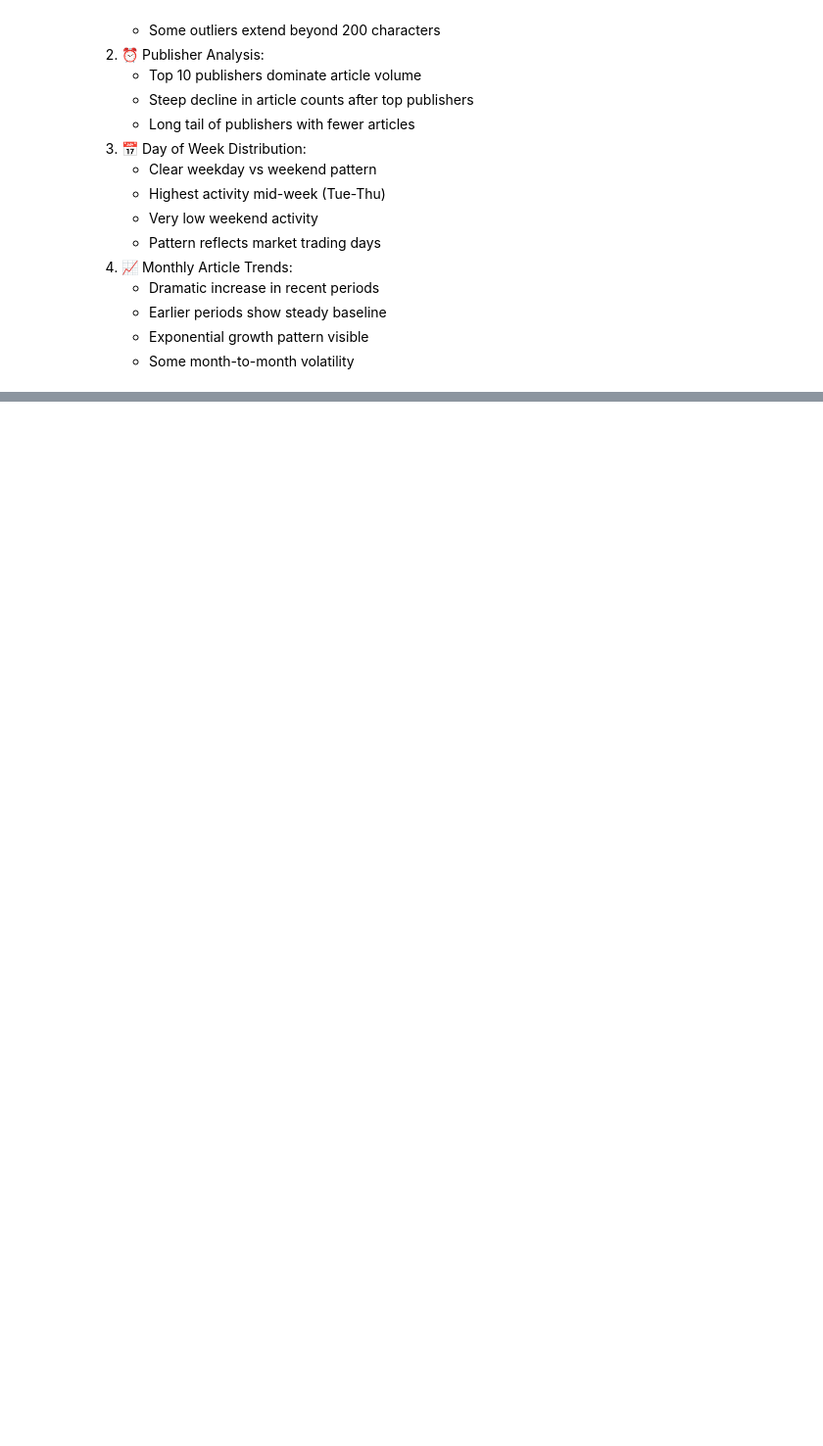
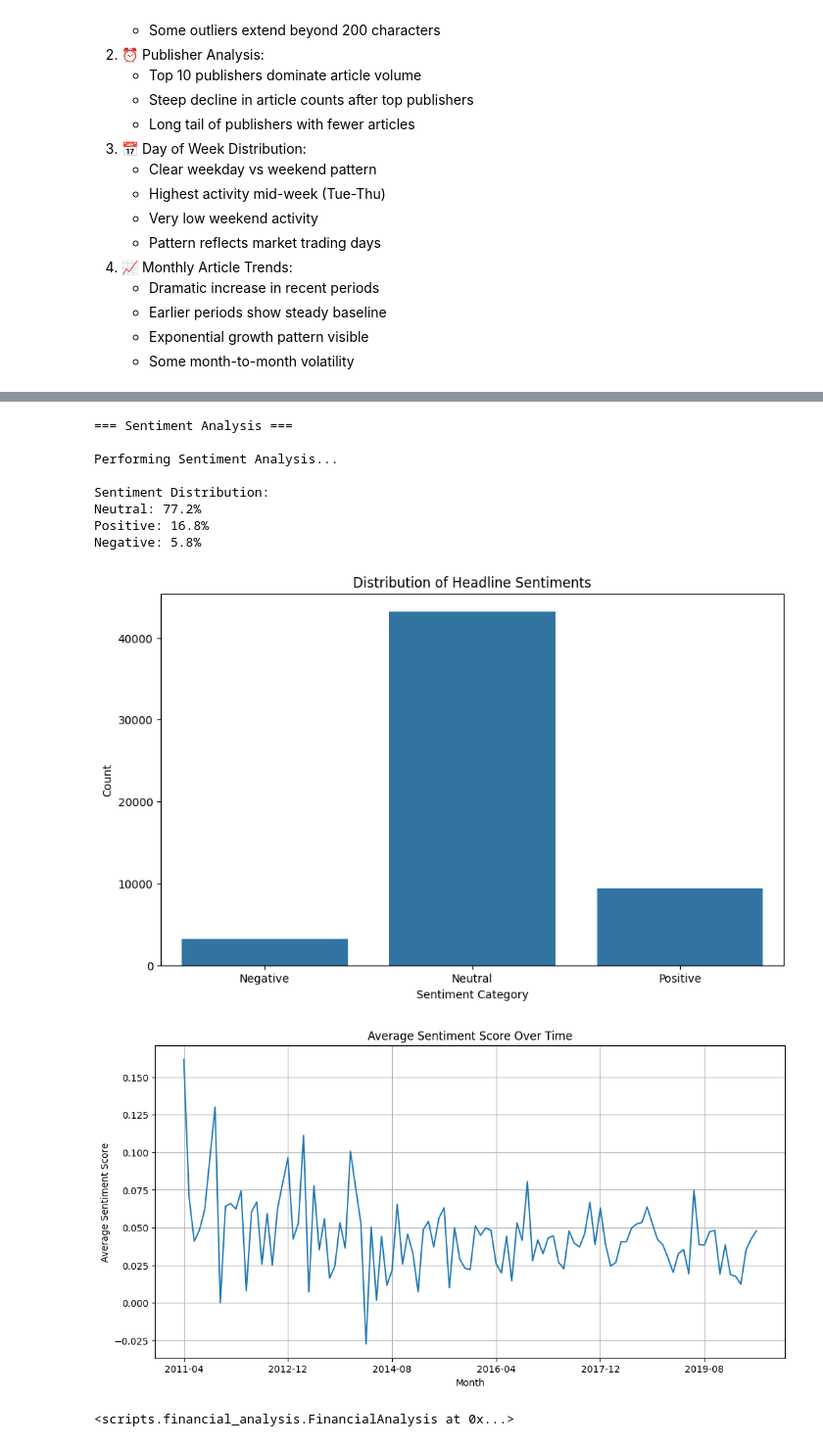
Before and after one commit to shewanek/KAIM_W1_FinanceNewsAnalytics, a Jupyter notebook: notebooks/eda.ipynb, the cells around one changed output, grey strips where cells are left out. Shown at 98% size. Drawn from its saved outputs; the diff is of its cells as text; code cells hidden in the pictures; blank space fills up the shorter version.

Commit message:
Sentiment analysis & Topic Modeling

```diff
--- a/notebooks/eda.ipynb
+++ b/notebooks/eda.ipynb
@@ -154,0 +160,16 @@ Top publisher: Benzinga Newsdesk (14745 articles)
+# %%
+# Perform sentiment analysis
+print("=== Sentiment Analysis ===")
+analysis.analyze_sentiment()
+# %% [output]
+=== Sentiment Analysis ===
+
+Performing Sentiment Analysis...
+
+Sentiment Distribution:
+Neutral: 77.2%
+Positive: 16.8%
+Negative: 5.8%
+[figure, added]
+[figure, added]
+<scripts.financial_analysis.FinancialAnalysis at 0x...>
```
Also changed, not shown: parts of 7 cells of this notebook, 1 other file.
